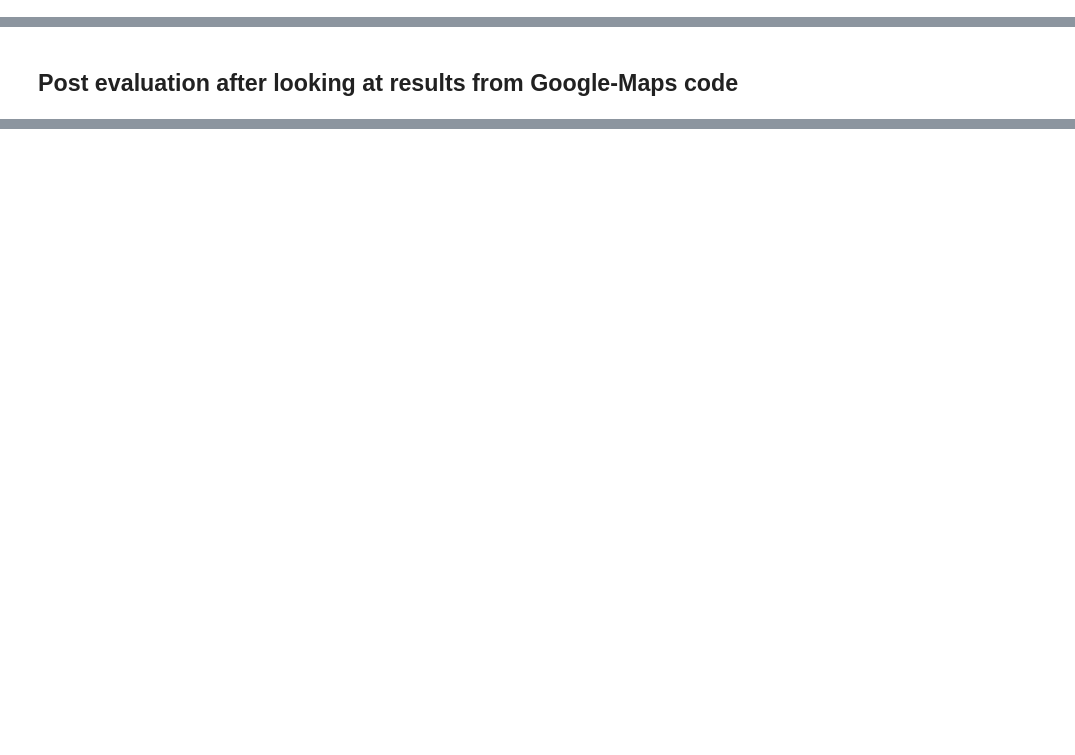
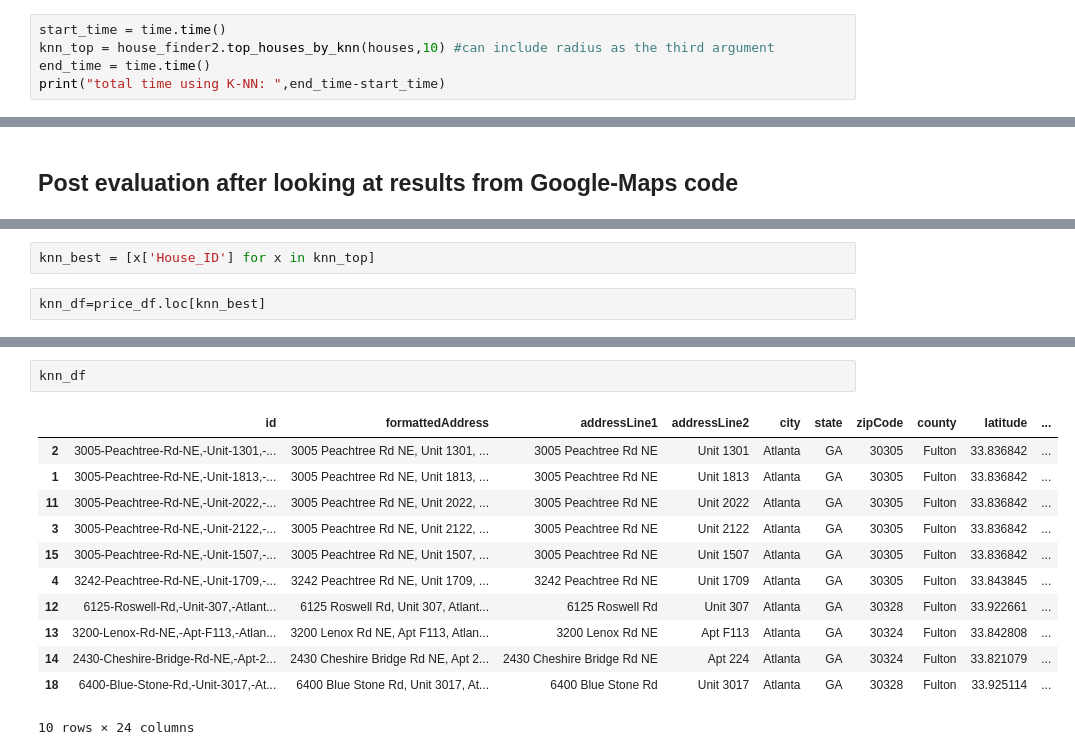
Before and after one commit to jitendraskota/transit-rentals, a Jupyter notebook: Rental.ipynb, the cells around one changed output, grey strips where cells are left out. Cells and saved outputs as stored; diff of their text form; blank space fills up the shorter version.

```diff
--- a/Rental.ipynb
+++ b/Rental.ipynb
@@ -165,0 +199,5 @@ with open('houses.pkl','wb') as f:
+# %%
+start_time = time.time()
+knn_top = house_finder2.top_houses_by_knn(houses,10) #can include radius as the third argument
+end_time = time.time()
+print("total time using K-NN: ",end_time-start_time)
@@ -188,0 +222,4 @@ price_df[price_df['price_id']==17]
+# %%
+knn_best = [x['House_ID'] for x in knn_top]
+# %%
+knn_df=price_df.loc[knn_best]
@@ -188,0 +235,15 @@ price_df[price_df['price_id']==17]
+# %%
+knn_df
+# %% [output]
+|  | id | formattedAddress | addressLine1 | addressLine2 | city | state | zipCode | county | latitude | ... |
+| 2 | 3005-Peachtree-Rd-NE,-Unit-1301,-... | 3005 Peachtree Rd NE, Unit 1301, ... | 3005 Peachtree Rd NE | Unit 1301 | Atlanta | GA | 30305 | Fulton | 33.836842 | ... |
+| 1 | 3005-Peachtree-Rd-NE,-Unit-1813,-... | 3005 Peachtree Rd NE, Unit 1813, ... | 3005 Peachtree Rd NE | Unit 1813 | Atlanta | GA | 30305 | Fulton | 33.836842 | ... |
+| 11 | 3005-Peachtree-Rd-NE,-Unit-2022,-... | 3005 Peachtree Rd NE, Unit 2022, ... | 3005 Peachtree Rd NE | Unit 2022 | Atlanta | GA | 30305 | Fulton | 33.836842 | ... |
+| 3 | 3005-Peachtree-Rd-NE,-Unit-2122,-... | 3005 Peachtree Rd NE, Unit 2122, ... | 3005 Peachtree Rd NE | Unit 2122 | Atlanta | GA | 30305 | Fulton | 33.836842 | ... |
+| 15 | 3005-Peachtree-Rd-NE,-Unit-1507,-... | 3005 Peachtree Rd NE, Unit 1507, ... | 3005 Peachtree Rd NE | Unit 1507 | Atlanta | GA | 30305 | Fulton | 33.836842 | ... |
+| 4 | 3242-Peachtree-Rd-NE,-Unit-1709,-... | 3242 Peachtree Rd NE, Unit 1709, ... | 3242 Peachtree Rd NE | Unit 1709 | Atlanta | GA | 30305 | Fulton | 33.843845 | ... |
+| 12 | 6125-Roswell-Rd,-Unit-307,-Atlant... | 6125 Roswell Rd, Unit 307, Atlant... | 6125 Roswell Rd | Unit 307 | Atlanta | GA | 30328 | Fulton | 33.922661 | ... |
+| 13 | 3200-Lenox-Rd-NE,-Apt-F113,-Atlan... | 3200 Lenox Rd NE, Apt F113, Atlan... | 3200 Lenox Rd NE | Apt F113 | Atlanta | GA | 30324 | Fulton | 33.842808 | ... |
+| 14 | 2430-Cheshire-Bridge-Rd-NE,-Apt-2... | 2430 Cheshire Bridge Rd NE, Apt 2... | 2430 Cheshire Bridge Rd NE | Apt 224 | Atlanta | GA | 30324 | Fulton | 33.821079 | ... |
+| 18 | 6400-Blue-Stone-Rd,-Unit-3017,-At... | 6400 Blue Stone Rd, Unit 3017, At... | 6400 Blue Stone Rd | Unit 3017 | Atlanta | GA | 30328 | Fulton | 33.925114 | ... |
+10 rows × 24 columns
```
Also changed, not shown: parts of 22 cells of this notebook.
